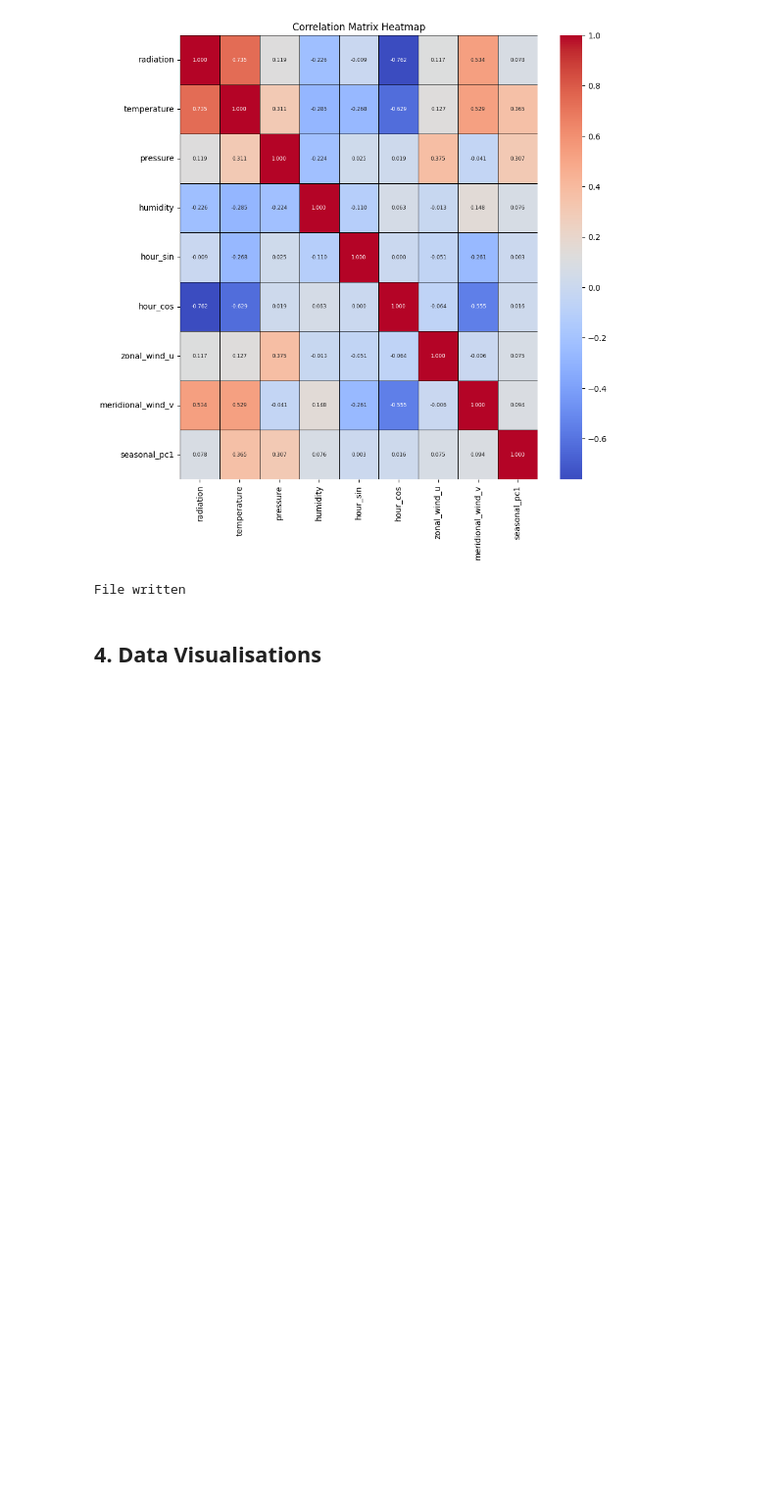
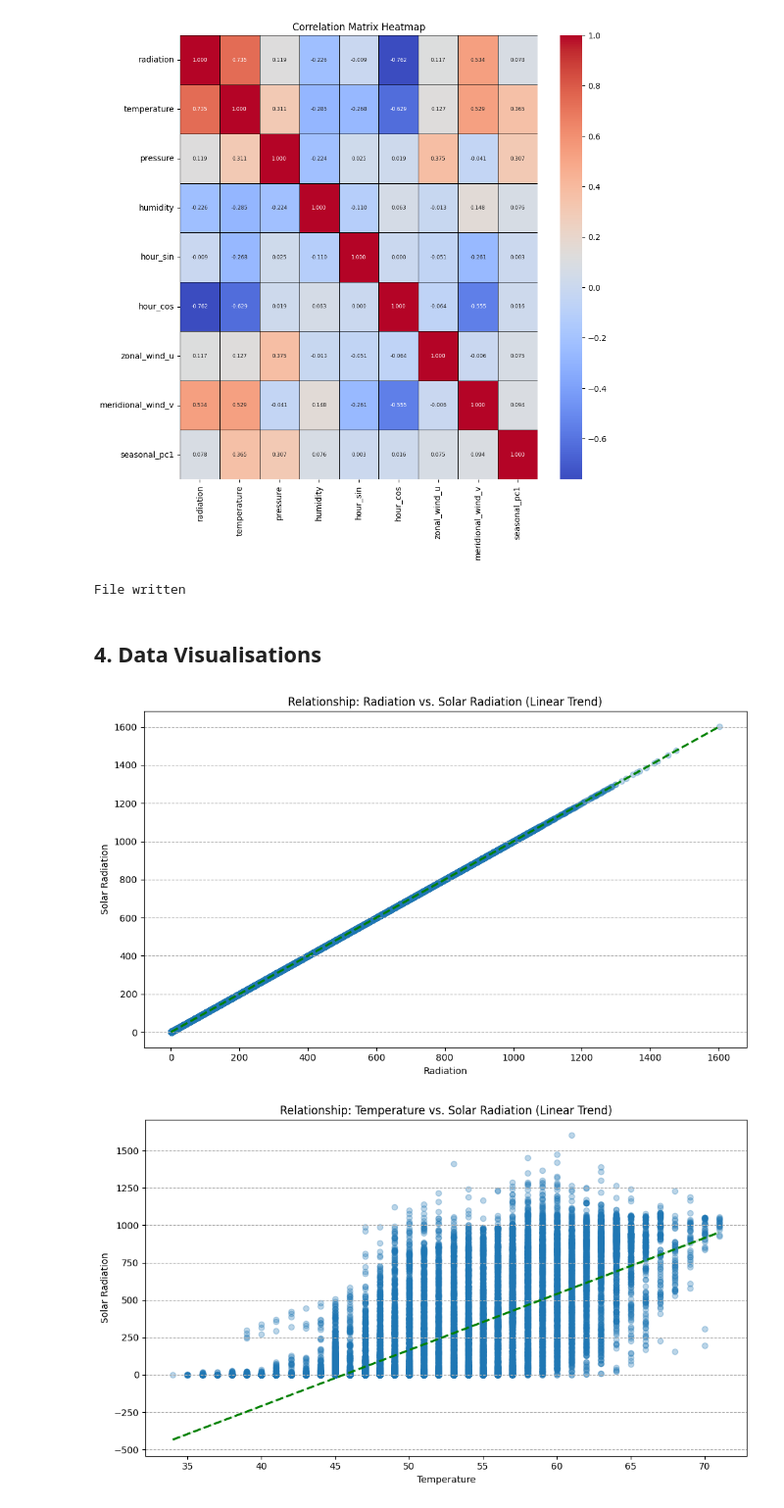
Before and after one commit to ashish911in/Datatalks_MLZoomCamp_2025_MidtermProj, a Jupyter notebook: Notebooks/Data_Preparation&EDA.ipynb, the cells around one changed output. Shown at 98% size. Cells and saved outputs as stored; diff of their text form; code cells hidden in the pictures; blank space fills up the shorter version.

```diff
--- a/Notebooks/Data_Preparation&EDA.ipynb
+++ b/Notebooks/Data_Preparation&EDA.ipynb
@@ -790,3 +790,24 @@ write_intermediary('Clean_Data.csv')
 File written
 # %% [markdown]
 ## 4. Data Visualisations
+# %%
+TARGET_COL = 'radiation'
+
+# Get the list of features to plot (clean features only)
+features_to_plot = [col for col in df.columns]
+
+for feature in features_to_plot:
+
+    plt.figure(figsize=(10, 6))
+    sns.regplot(x=feature, y=TARGET_COL, data=df, scatter_kws={'alpha':0.3}, line_kws={'color': 'green', 'linestyle': '--'})
+    plt.title(f'Relationship: {feature.title()} vs. Solar Radiation (Linear Trend)')
+
+    # 2. Final Touches
+    plt.xlabel(feature.replace('_', ' ').title())
+    plt.ylabel('Solar Radiation')
+    plt.grid(axis='y', linestyle='--')
+    plt.tight_layout()
+    plt.show()
+# %% [output]
+[figure, added]
+[figure, added]
```
Also changed, not shown: parts of 3 cells of this notebook, 4 other files.
